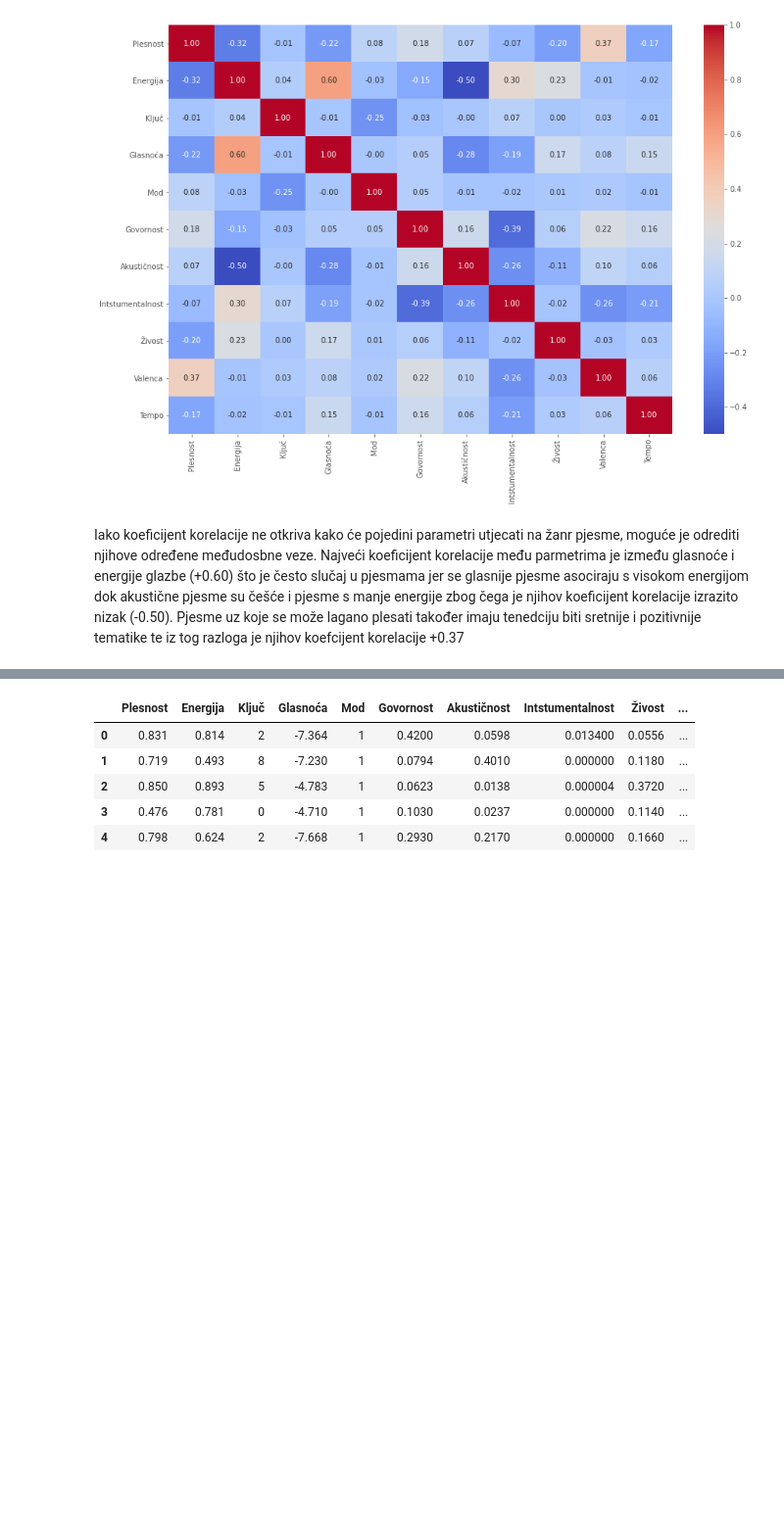
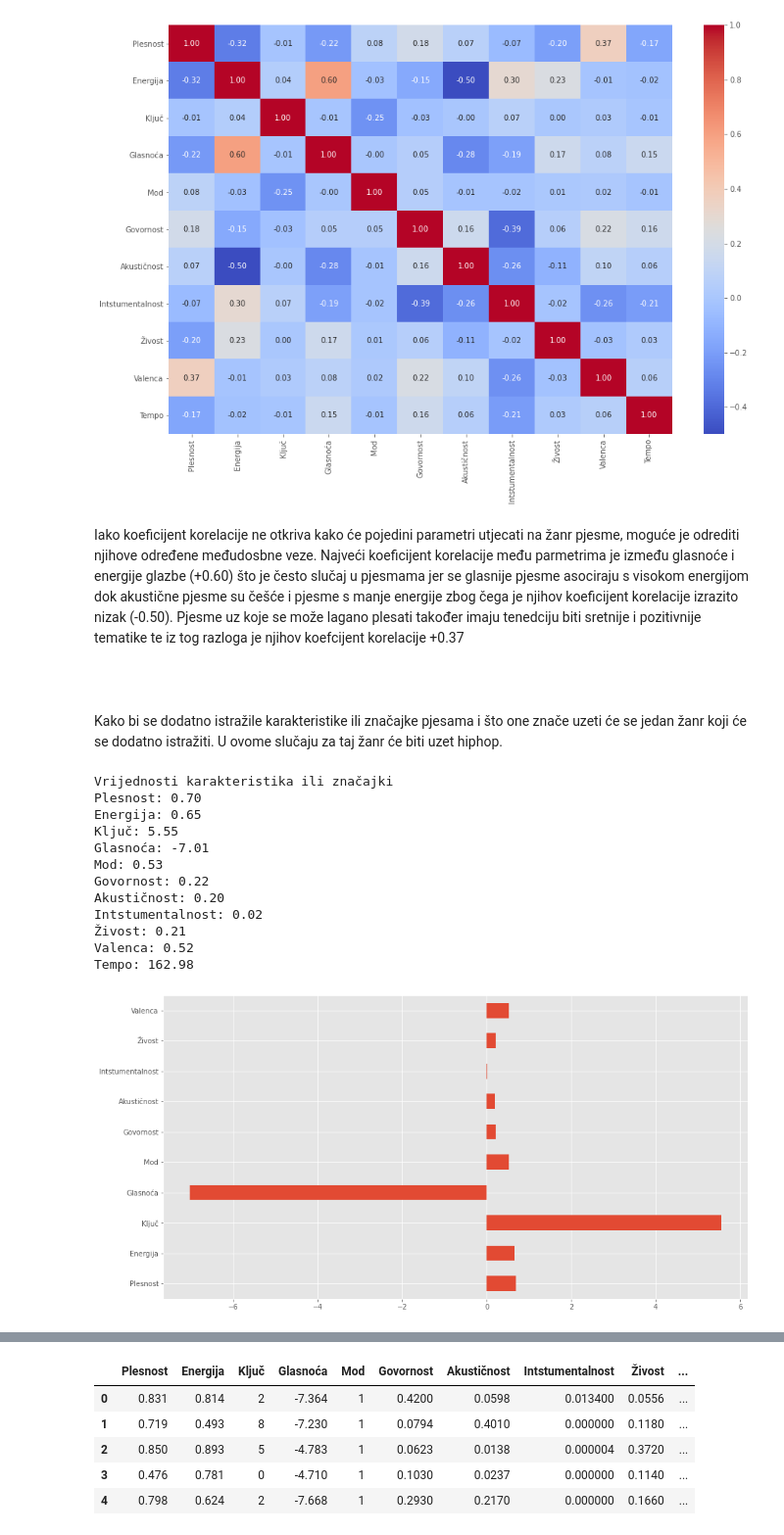
Before and after one commit to jslavic/SkolskiRadSU, a Jupyter notebook: StrojnoUcenje.ipynb, the cells around one changed output, grey strips where cells are left out. Shown at 98% size. Drawn from its saved outputs; the diff is of its cells as text; code cells hidden in the pictures; blank space fills up the shorter version.

```diff
--- a/StrojnoUcenje.ipynb
+++ b/StrojnoUcenje.ipynb
@@ -210,4 +210,29 @@ ax = sns.heatmap(korelacije,
 # %% [output]
 [figure]
 # %% [markdown]
-Iako koeficijent korelacije ne otkriva kako će pojedini parametri utjecati na žanr pjesme, moguće je odrediti njihove određene međudosbne veze. Najveći koeficijent korelacije među parmetrima je između glasnoće i energije glazbe (+0.60) što je često slučaj u pjesmama jer se glasnije pjesme asociraju s visokom energijom dok akustične pjesme su češće i pjesme s manje energije zbog čega je njihov koeficijent korelacije izrazito nizak (-0.50). Pjesme uz koje se može lagano plesati također imaju tenedciju biti sretnije i pozitivnije tematike te iz tog razloga je njihov koefcijent korelacije +0.37
+Iako koeficijent korelacije ne otkriva kako će pojedini parametri utjecati na žanr pjesme, moguće je odrediti njihove određene međudosbne veze. Najveći koeficijent korelacije među parmetrima je između glasnoće i energije glazbe (+0.60) što je često slučaj u pjesmama jer se glasnije pjesme asociraju s visokom energijom dok akustične pjesme su češće i pjesme s manje energije zbog čega je njihov koeficijent korelacije izrazito nizak (-0.50). Pjesme uz koje se može lagano plesati također imaju tenedciju biti sretnije i pozitivnije tematike te iz tog razloga je njihov koefcijent korelacije +0.37 <br><br><br>
+# %% [markdown]
+Kako bi se dodatno istražile karakteristike ili značajke pjesama i što one znače uzeti će se jedan žanr koji će se dodatno istražiti. U ovome slučaju za taj žanr će biti uzet hiphop.
+# %%
+df_privremeni = df.copy()
+df_privremeni.drop("Tempo", axis=1, inplace=True)
+df_privremeni[df_privremeni["Žanr"] == "Hiphop"].mean().plot(kind="barh", figsize=(15,8));
+
+print("Vrijednosti karakteristika ili značajki")
+
+for i, v in zip(df.columns, df[df["Žanr"] == "Hiphop"].mean()):
+    print(f'{i}: {v:.2f}')
+# %% [output]
+Vrijednosti karakteristika ili značajki
+Plesnost: 0.70
+Energija: 0.65
+Ključ: 5.55
+Glasnoća: -7.01
+Mod: 0.53
+Govornost: 0.22
+Akustičnost: 0.20
+Intstumentalnost: 0.02
+Živost: 0.21
+Valenca: 0.52
+Tempo: 162.98
+[figure, added]
```
Also changed, not shown: parts of 7 cells of this notebook.
